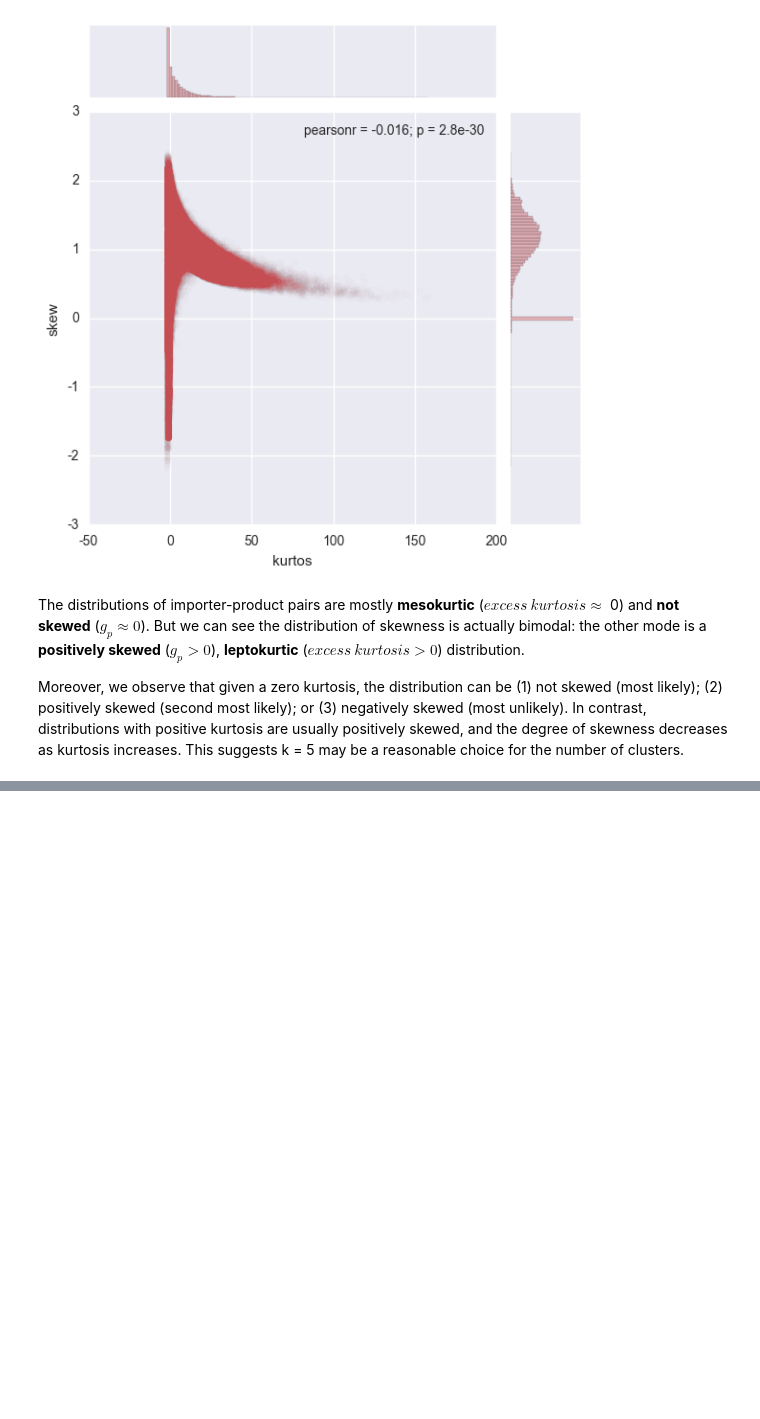
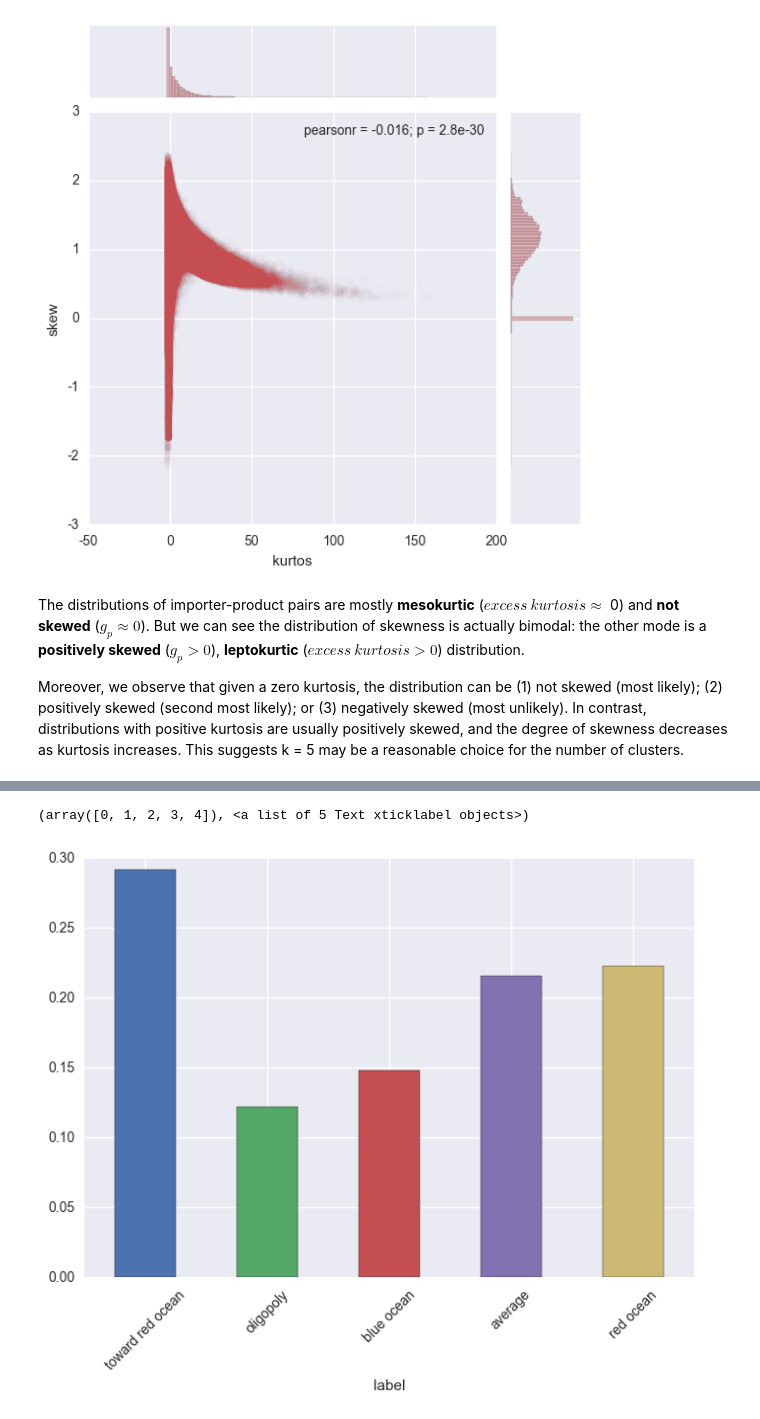
Before and after one commit to lincht/TradeModel, a Jupyter notebook: analysis/kurtosis_skew.ipynb, the cells around one changed output, grey strips where cells are left out. Saved outputs shown, nothing was run; the diff lists cells and outputs as text; code cells hidden in the pictures; blank space fills up the shorter version.

```diff
--- a/analysis/kurtosis_skew.ipynb
+++ b/analysis/kurtosis_skew.ipynb
@@ -86,0 +87,9 @@ Cluster Characteristics:
+# %%
+plt.figure()
+ax = df.groupby('label')['n_partner'].agg(lambda x: len(x) / len(df)).plot(
+    kind='bar', color=sns.color_palette('deep', n_clusters).as_hex())
+ax.set_xticklabels(['toward red ocean', 'oligopoly', 'blue ocean', 'average', 'red ocean'])
+plt.xticks(rotation=45)
+# %% [output]
+(array([0, 1, 2, 3, 4]), <a list of 5 Text xticklabel objects>)
+[figure, added]
```
Also changed, not shown: parts of 6 cells of this notebook.
